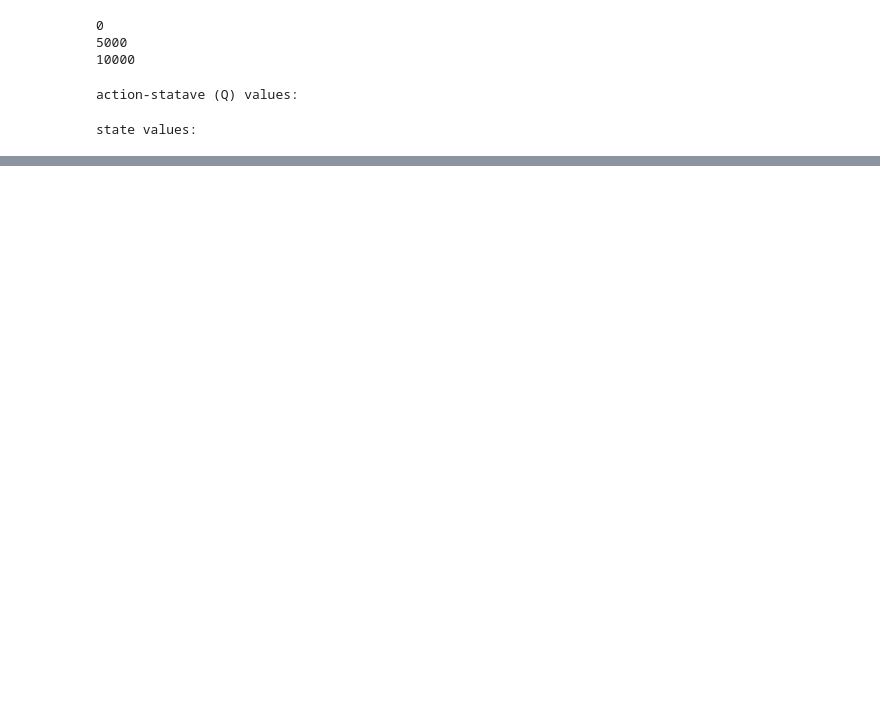
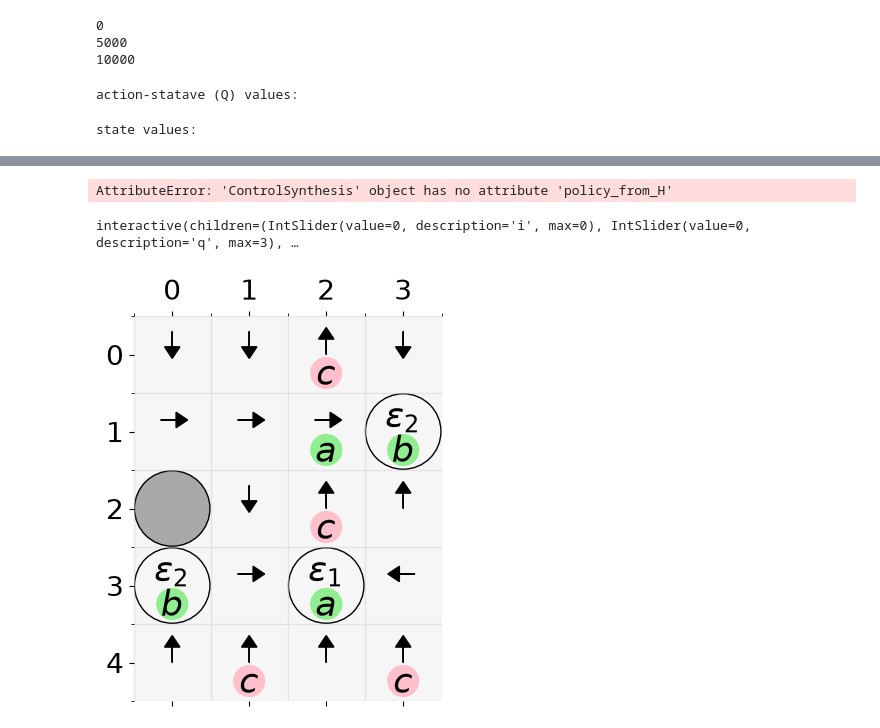
Before and after one commit to connorbrooks18/RL_With_LTL_Constraints, a Jupyter notebook: safe absorbing states.ipynb, the cells around one changed output, grey strips where cells are left out. Drawn from its saved outputs; the diff is of its cells as text; code cells hidden in the pictures; blank space fills up the shorter version.

Commit message:
implement REINFORCE to this problem

```diff
--- a/safe absorbing states.ipynb
+++ b/safe absorbing states.ipynb
@@ -300,0 +288,2 @@ interactive(children=(IntSlider(value=0, description='t', max=299), Output()), _
+# %%
+H=csrl.reinforce(T=25,K=50000)  # model-free RL
@@ -300,0 +304,9 @@ interactive(children=(IntSlider(value=0, description='t', max=299), Output()), _
+# %%
+policyR = csrl.policy_from_H(H)
+# %% [output]
+AttributeError: 'ControlSynthesis' object has no attribute 'policy_from_H'
+# %%
+csrl.plot(policy=policyR)   # only plot policy[0,0]
+# %% [output]
+interactive(children=(IntSlider(value=0, description='i', max=0), IntSlider(value=0, description='q', max=3), …
+[figure, added]
```
Also changed, not shown: parts of 9 cells of this notebook, 1 other file.
